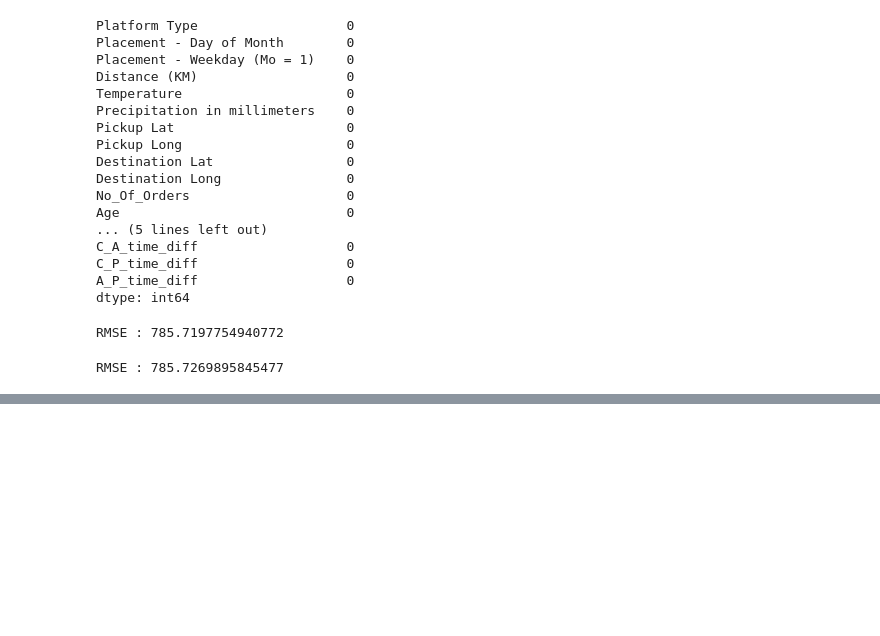
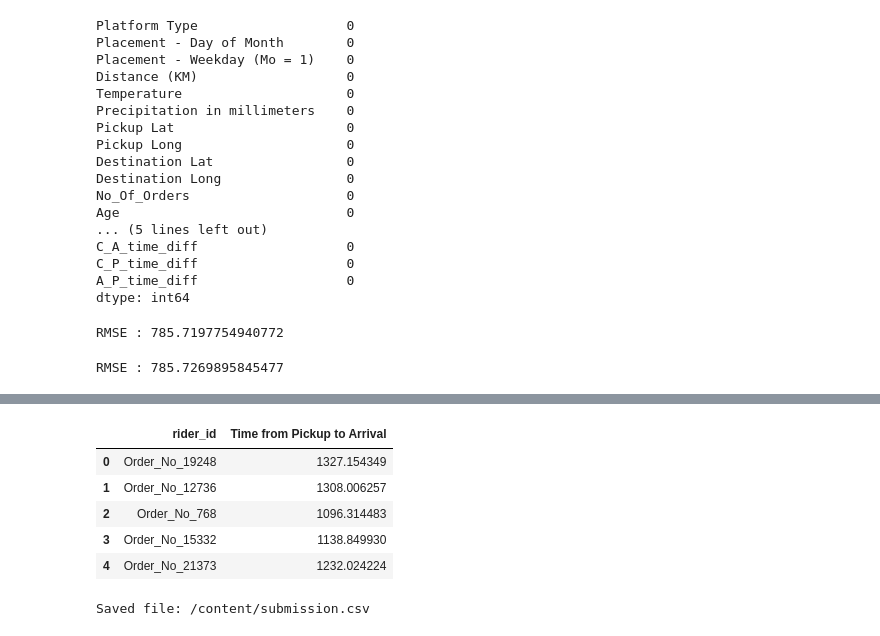
Before and after one commit to Ayanlola2002/ZENDY, a Jupyter notebook: Sendy_Zindy.ipynb, the cells around one changed output, grey strips where cells are left out. Saved outputs shown, nothing was run; the diff lists cells and outputs as text; code cells hidden in the pictures; blank space fills up the shorter version.

```diff
--- a/Sendy_Zindy.ipynb
+++ b/Sendy_Zindy.ipynb
@@ -652,0 +675,11 @@ RMSE : 759.3814996776591
+# %%
+# XG BOOST
+import xgboost as xgb
+
+xgb = xgb.XGBRegressor()
+xgb.fit(x_train, y_train)
+y_pred = xgb.predict(x_valid)
+
+mse = mean_squared_error(y_valid, y_pred)
+rmse = np.sqrt(mse)
+print("RMSE :", rmse)
@@ -652,0 +689,34 @@ RMSE : 759.3814996776591
+# %%
+# predicting for the test data
+
+xgb_pred = xgb.predict(test)
+lgb_pred = lgb.predict(test)
+stacked_pred = averaged_models.predict(test)
+# %%
+# boosting the predictions
+
+predictions = stacked_pred*0.70 + xgb_pred*0.15 + lgb_pred*0.15
+# %%
+#Create a  DataFrame with the riders ids and our prediction regarding whether they survived or not
+
+submission = pd.DataFrame({'rider_id': order_id ,'Time from Pickup to Arrival': predictions})
+# %%
+#Visualize the first 5 rows
+submission.head()
+# %% [output]
+|  | rider_id | Time from Pickup to Arrival |
+| 0 | Order_No_19248 | 1327.154349 |
+| 1 | Order_No_12736 | 1308.006257 |
+| 2 | Order_No_768 | 1096.314483 |
+| 3 | Order_No_15332 | 1138.849930 |
+| 4 | Order_No_21373 | 1232.024224 |
+# %%
+#Convert DataFrame to a csv file that can be uploaded
+#This is saved in the same directory as your notebook
+filename = '/content/submission.csv'
+
+submission.to_csv(filename, index=False)
+
+print('Saved file: ' + filename)
+# %% [output]
+Saved file: /content/submission.csv
```
Also changed, not shown: parts of 6 cells of this notebook.
